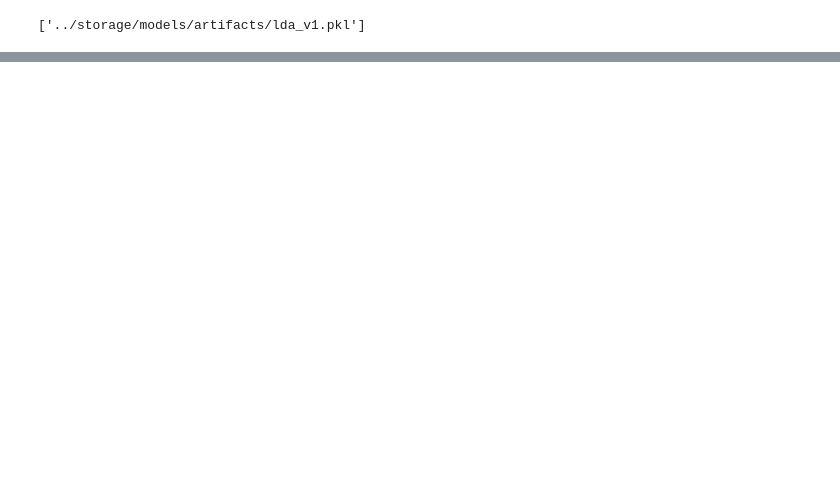
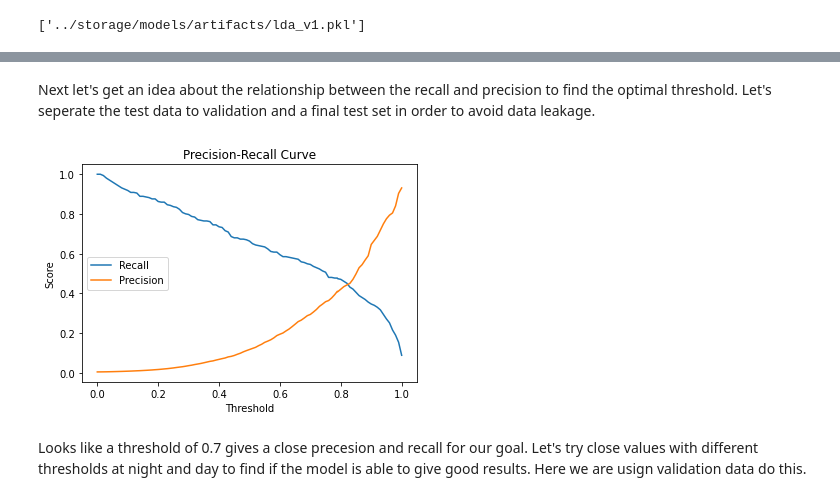
Before and after one commit to kaneelgit/senevirathne-kaneel-EN705603, a Jupyter notebook: securebank/analysis/model_performance.ipynb, the cells around one changed output, grey strips where cells are left out. Cells and saved outputs as stored; diff of their text form; code cells hidden in the pictures; blank space fills up the shorter version.

```diff
--- a/securebank/analysis/model_performance.ipynb
+++ b/securebank/analysis/model_performance.ipynb
@@ -308,0 +409,4 @@ model_history_df.to_csv("../storage/models/model_history.csv", index = False)
+# %%
+#load already trained rf pipeline
+rf_pipeline = joblib.load('../storage/models/artifacts/random forest_v1.pkl')
+rf_pipeline
@@ -308,0 +425,30 @@ model_history_df.to_csv("../storage/models/model_history.csv", index = False)
+# %% [markdown]
+Next let's get an idea about the relationship between the recall and precision to find the optimal threshold. Let's seperate the test data to validation and a final test set in order to avoid data leakage.
+# %%
+#further seperate X_test and y_test in to validation and test set
+X_valid, X_final_test, y_valid, y_final_test = train_test_split(
+    X_test, y_test, test_size=0.5, random_state=42
+)
+
+#get fraud probability
+fraud_probabilities_valid = rf_pipeline.predict_proba(X_valid)[:, 1]
+# %%
+from sklearn.metrics import precision_recall_curve
+
+# Calculate precision, recall, and thresholds
+precision, recall, thresholds = precision_recall_curve(y_valid, fraud_probabilities_valid)
+
+# You can visualize the recall and precision curves
+import matplotlib.pyplot as plt
+
+plt.plot(thresholds, recall[:-1], label='Recall')
+plt.plot(thresholds, precision[:-1], label='Precision')
+plt.xlabel('Threshold')
+plt.ylabel('Score')
+plt.title('Precision-Recall Curve')
+plt.legend()
+plt.show()
+# %% [output]
+[figure, added]
+# %% [markdown]
+Looks like a threshold of 0.7 gives a close precesion and recall for our goal. Let's try close values with different thresholds at night and day to find if the model is able to give good results. Here we are usign validation data do this.
```
Also changed, not shown: parts of 25 cells of this notebook.
